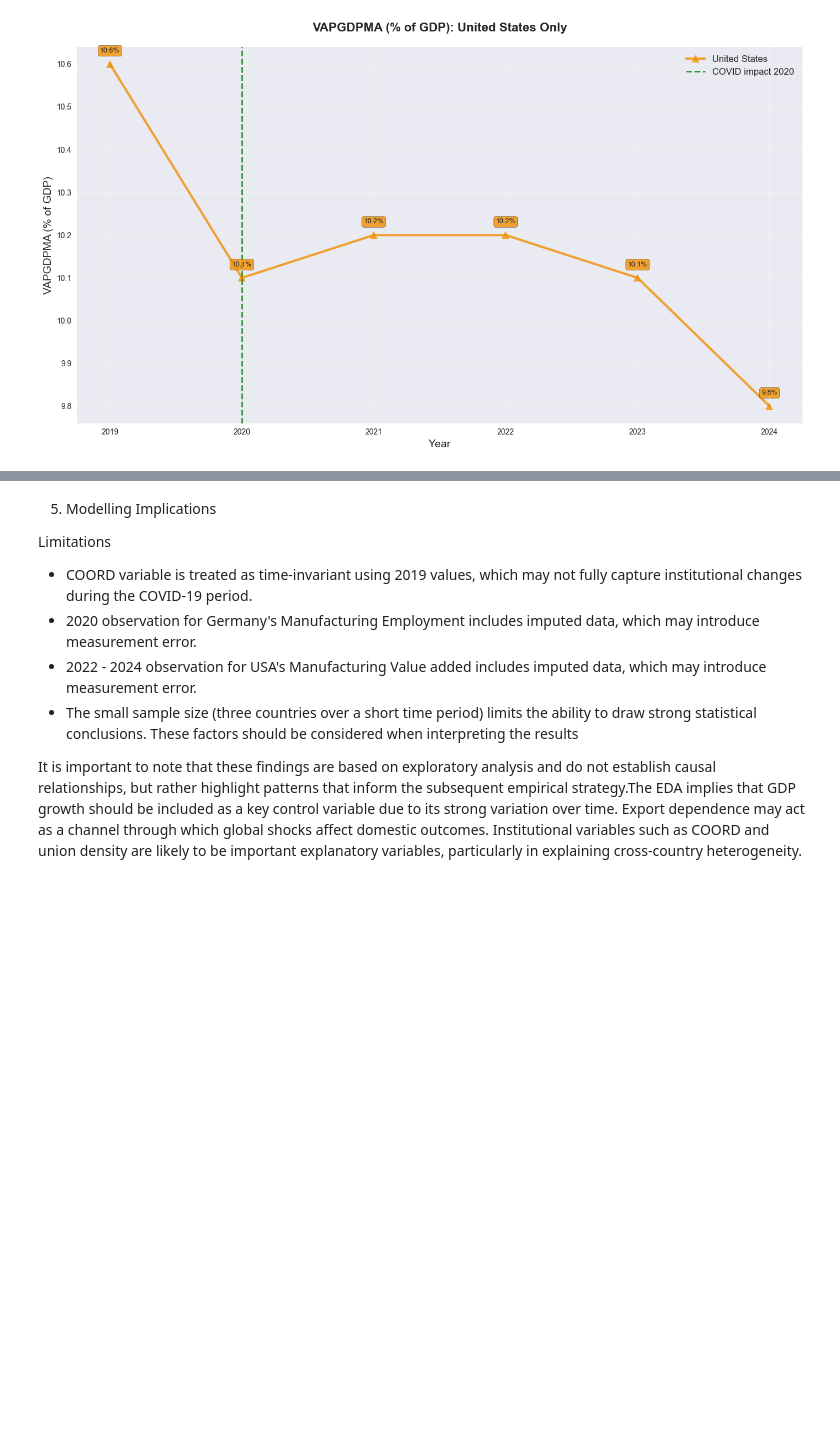
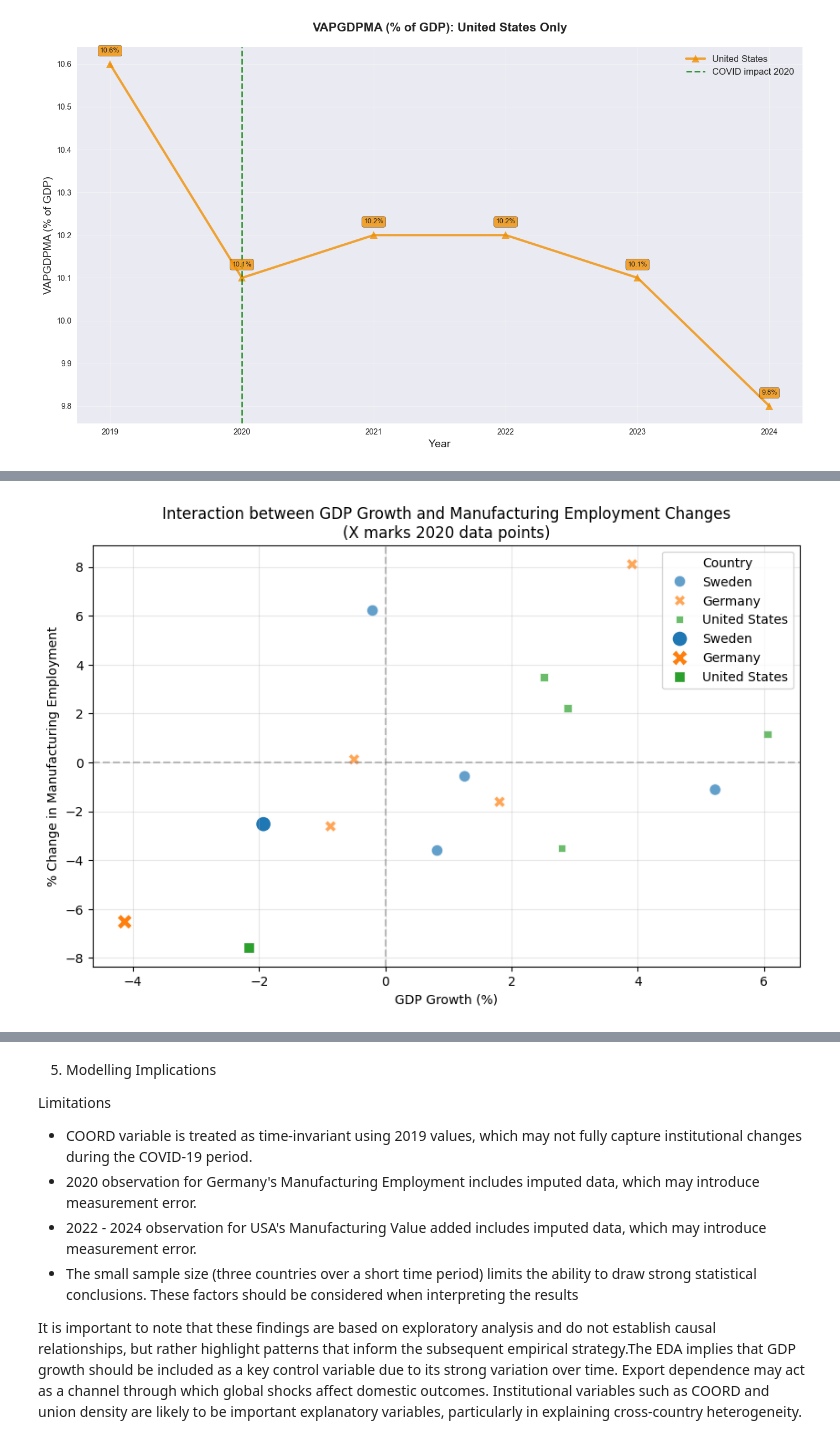
Before and after one commit to rchu0017-cell/ECC3479_UNITPROJECT, a Jupyter notebook: EDA.ipynb, the cells around one changed output, grey strips where cells are left out. Saved outputs shown, nothing was run; the diff lists cells and outputs as text; code cells hidden in the pictures; blank space fills up the shorter version.

```diff
--- a/EDA.ipynb
+++ b/EDA.ipynb
@@ -334,0 +310,35 @@ The substantial differences in all variables highlight cross-country heterogenei
+# %%
+import pandas as pd
+import matplotlib.pyplot as plt
+import seaborn as sns
+
+# Load data
+df_gdp = pd.read_csv('data/clean/GDP_growth_annual.csv')
+df_emp = pd.read_csv('data/clean/%Change in Manufacturing Employment.csv')
+
+# Melt GDP data
+df_gdp_long = df_gdp.melt(id_vars='Country', var_name='Year', value_name='GDP_Growth')
+df_gdp_long['Year'] = df_gdp_long['Year'].str.extract(r'(\d{4})').astype(int)
+
+# Melt employment data
+df_emp_long = df_emp.melt(id_vars='Country', var_name='Period', value_name='Emp_Change')
+df_emp_long['Year'] = df_emp_long['Period'].str.extract(r'(\d{4})$').astype(int)  # Extract the end year
+
+# Merge
+df = pd.merge(df_gdp_long, df_emp_long, on=['Country', 'Year'])
+
+# Plot
+plt.figure(figsize=(10, 6))
+df['is_2020'] = df['Year'] == 2020
+sns.scatterplot(data=df[~df['is_2020']], x='GDP_Growth', y='Emp_Change', hue='Country', style='Country', s=80, alpha=0.7, palette='tab10')
+sns.scatterplot(data=df[df['is_2020']], x='GDP_Growth', y='Emp_Change', hue='Country', style='Country', s=150, marker='X', palette='tab10')
+plt.axhline(0, color='gray', linestyle='--', alpha=0.5)
+plt.axvline(0, color='gray', linestyle='--', alpha=0.5)
+plt.title('Interaction between GDP Growth and Manufacturing Employment Changes\n(X marks 2020 data points)')
+plt.xlabel('GDP Growth (%)')
+plt.ylabel('% Change in Manufacturing Employment')
+plt.legend(title='Country')
+plt.grid(True, alpha=0.3)
+plt.show()
+# %% [output]
+[figure, added]
```
Also changed, not shown: parts of 7 cells of this notebook, 2 other files.
